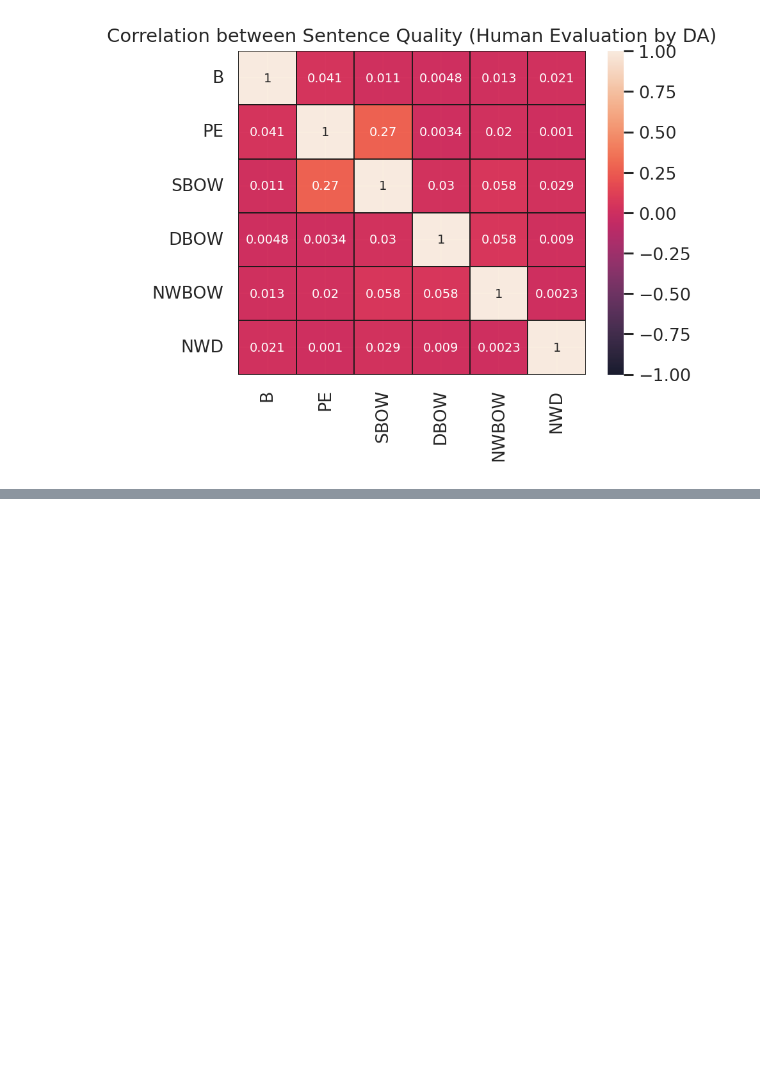
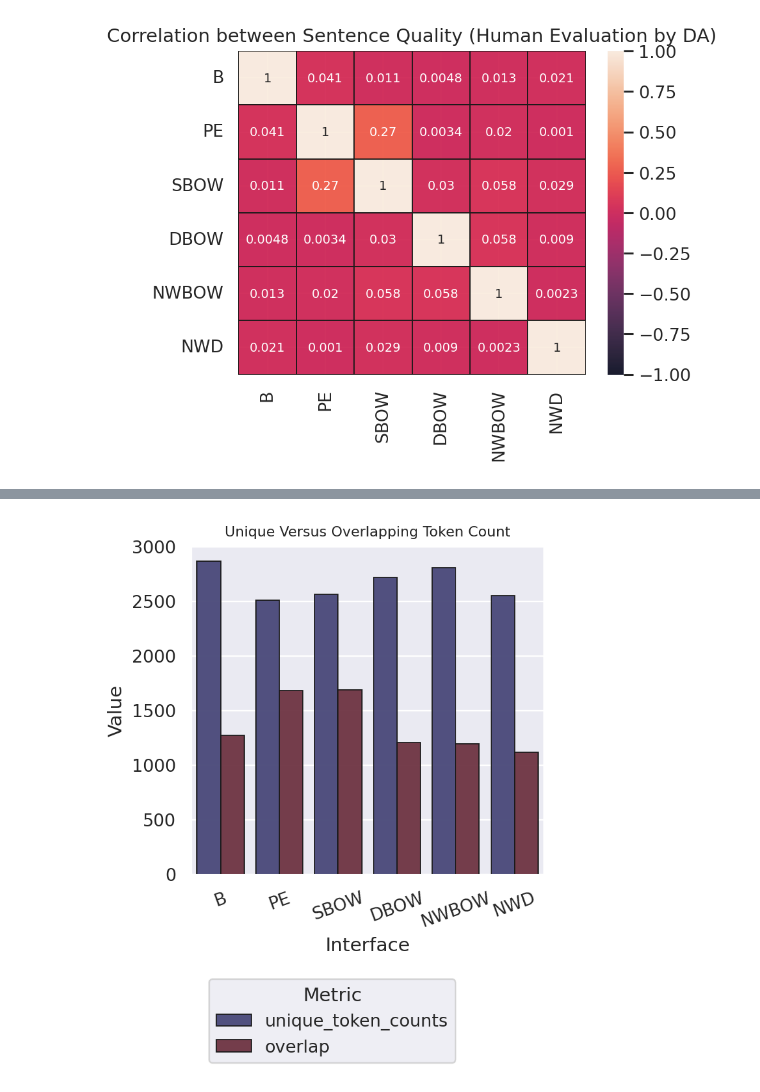
Before and after one commit to microsoft/INMT-lite, a Jupyter notebook: user-study/scripts/visualize.ipynb, the cells around one changed output, grey strips where cells are left out. Saved outputs shown, nothing was run; the diff lists cells and outputs as text; code cells hidden in the pictures; blank space fills up the shorter version.

```diff
--- a/user-study/scripts/visualize.ipynb
+++ b/user-study/scripts/visualize.ipynb
@@ -168,0 +169,10 @@ TypeError: subplots_adjust() got an unexpected keyword argument 'vspace'
+# %%
+##  Checking Vocabulary Overlap
+interfaces = ['B', 'PE', 'SBOW', 'DBOW', 'NWBOW', 'NWD']
+unique_token_counts = [2865, 2511, 2566, 2720, 2811, 2554]
+overlap = [1272, 1683, 1686, 1209, 1194, 1115]
+counter = []
+for element in zip(interfaces, unique_token_counts, overlap):
+    counter.append((element[0], 'unique_token_counts', element[1]))
+    counter.append((element[0], 'overlap', element[2]))
+df = pd.DataFrame(counter, columns = ['Interface','Metric', 'Value'])
@@ -168,0 +195,19 @@ TypeError: subplots_adjust() got an unexpected keyword argument 'vspace'
+# %%
+plot = sns.barplot(df, x = 'Interface', y = 'Value', hue = 'Metric', errorbar = 'sd', palette= 'icefire', linewidth = 0.75, edgecolor = 'k', alpha = 0.96)
+sns.move_legend(plot, "lower center", bbox_to_anchor=(0.4, -0.6))
+plot.set_xticklabels(['B','PE', 'SBOW', 'DBOW', 'NWBOW', 'NWD'], rotation = 20)
+plt.title("Unique Versus Overlapping Token Count",  y=1.0, fontsize = 9)
+plt.savefig('./results/plots/oov_analysis.png')
+
+
+
+# fig, axes = plt.subplots(1, 2, figsize=(10,5), constrained_layout = True)
+# sns.barplot(data = df, x='Interface', y = 'Unique Token Count',  ax=axes[0], palette = 'icefire', linewidth = 0.75, edgecolor = 'k', alpha = 0.96)
+# axes[0].set_xticklabels(axes[0].get_xticklabels(), rotation=40, ha="right")
+# axes[0].set(ylabel='Unique Token Count', xlabel='Interfaces')
+
+# sns.barplot(data = df, x='Interface', y = 'Overlap',  ax=axes[1], palette = 'icefire', linewidth = 0.75, edgecolor = 'k', alpha = 0.96)
+# axes[1].set_xticklabels(axes[1].get_xticklabels(), rotation=40, ha="right")
+# axes[1].set(ylabel='Overlap', xlabel='Interfaces')
+# %% [output]
+[figure, added]
```
Also changed, not shown: parts of 3 cells of this notebook, 4 other files.
